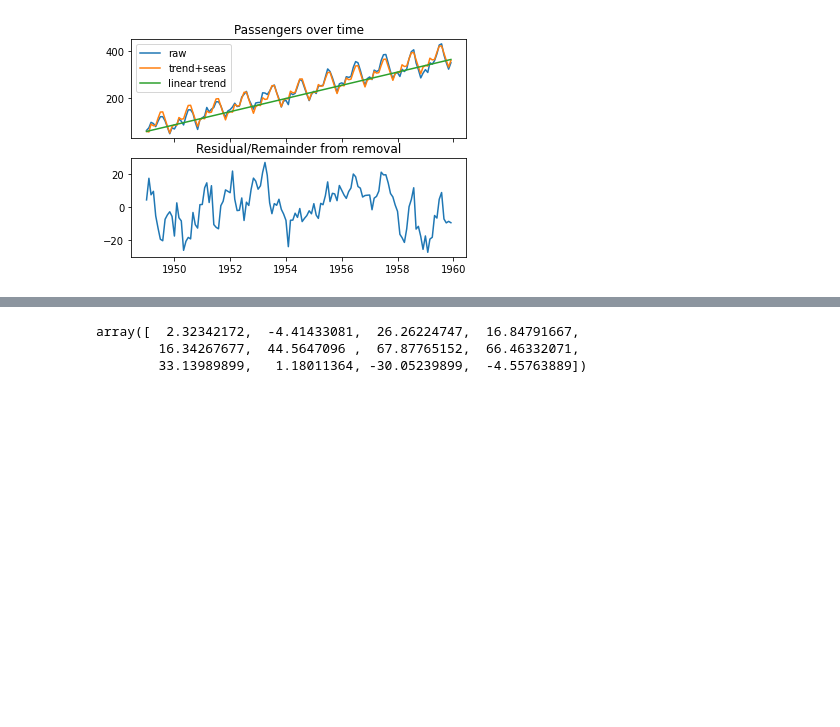
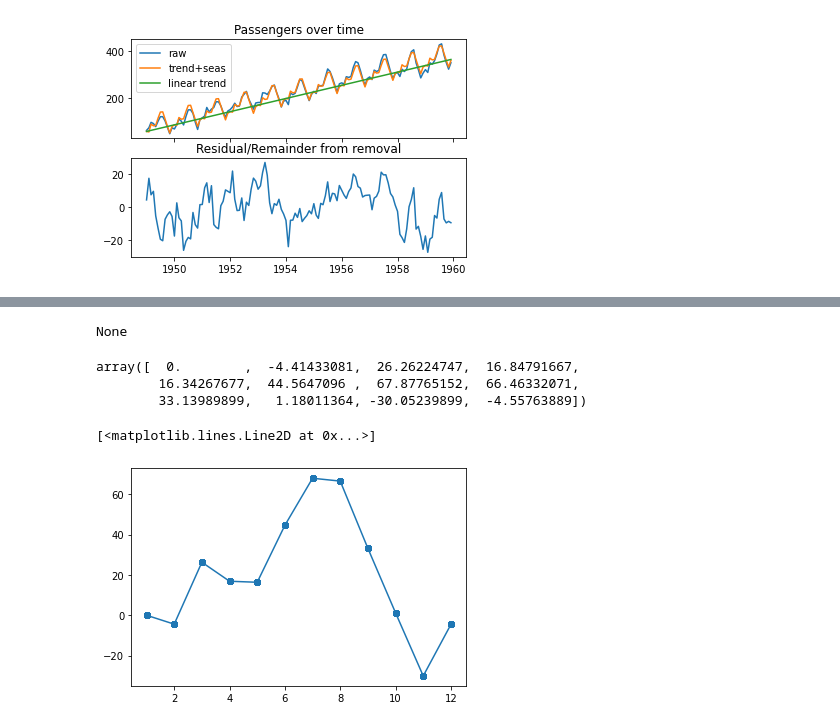
Before and after one commit to the-Hull/p045_spiced_projects, a Jupyter notebook: 07_week/01_exercises/01_flights_trendremoval.ipynb, the cells around one changed output, grey strips where cells are left out. Cells and saved outputs as stored; diff of their text form; code cells hidden in the pictures; blank space fills up the shorter version.

```diff
--- a/07_week/01_exercises/01_flights_trendremoval.ipynb
+++ b/07_week/01_exercises/01_flights_trendremoval.ipynb
@@ -50,7 +52,8 @@ trans = ColumnTransformer([
     ('pass', 'passthrough', ['step']),
     ('oh', OneHotEncoder(drop='first', sparse=True), ['month'])
 
-])
+],
+    remainder = 'drop')
 
 linreg = Pipeline([
     ('transform', trans),
@@ -116,6 +145,18 @@ passengers_ts.to_csv('../00_data/passengers_residual.csv',index = False)
 # %%
-linreg.named_steps['model'].coef_
+
+np.append([0], linreg.named_steps['model'].coef_[1:])
 # %% [output]
-array([  2.32342172,  -4.41433081,  26.26224747,  16.84791667,
-        16.34267677,  44.5647096 ,  67.87765152,  66.46332071,
-        33.13989899,   1.18011364, -30.05239899,  -4.55763889])
+None
+array([  0.        ,  -4.41433081,  26.26224747,  16.84791667,
+        16.34267677,  44.5647096 ,  67.87765152,  66.46332071,
+        33.13989899,   1.18011364, -30.05239899,  -4.55763889])
+# %%
+seasonal = [np.append([0], linreg.named_steps['model'].coef_[1:])[v-1] for v in passengers.month]
+
+
+plt.scatter(passengers.month, seasonal)
+
+plt.plot(passengers.month[0:12], seasonal[0:12])
+# %% [output]
+[<matplotlib.lines.Line2D at 0x...>]
+[figure, added]
```
Also changed, not shown: parts of 7 cells of this notebook, 5 other files.
